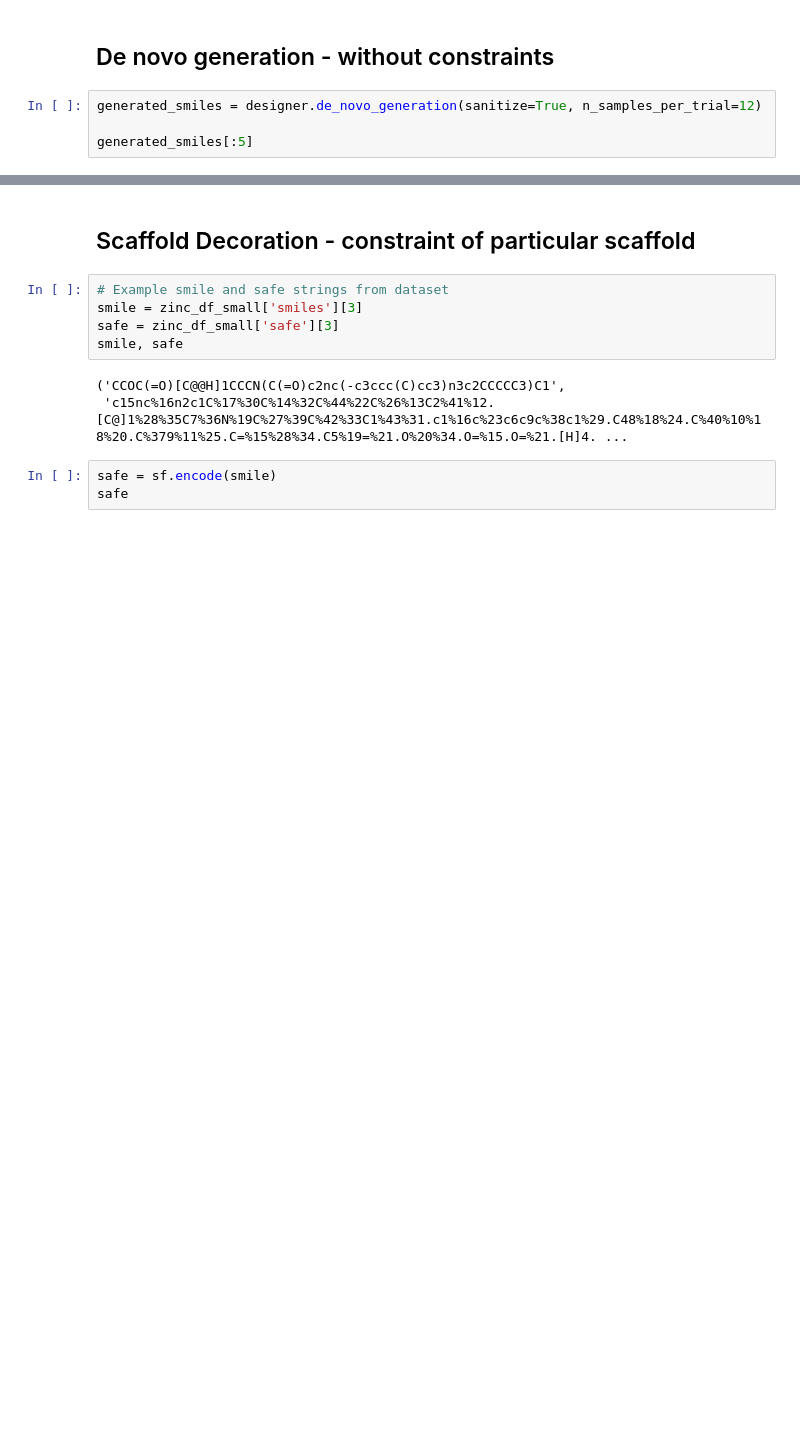
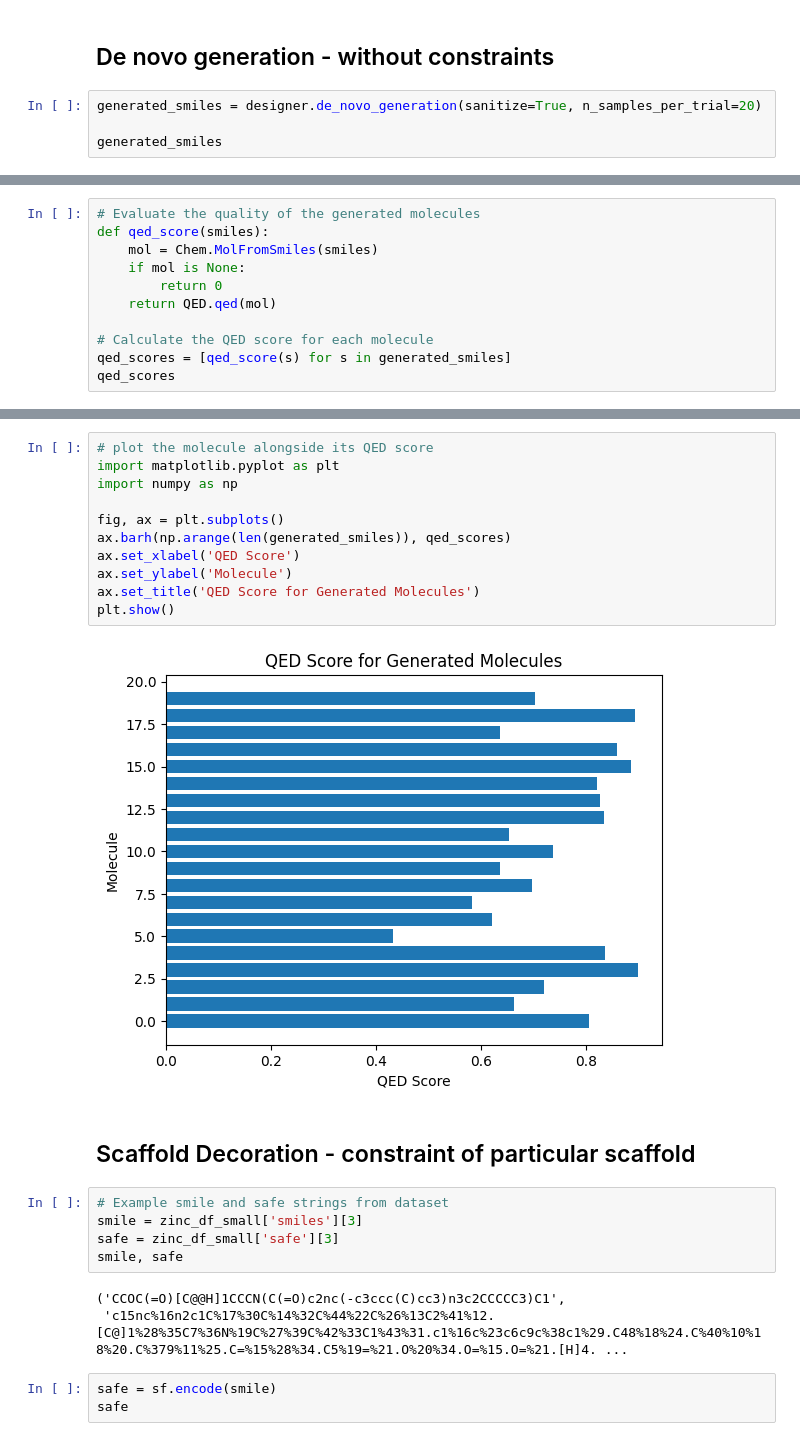
Before and after one commit to Anri-Lombard/Mamba-SAFE, a Jupyter notebook: 4/baseline_model.ipynb, the cells around one changed output, grey strips where cells are left out. Drawn from its saved outputs; the diff is of its cells as text; blank space fills up the shorter version.

```diff
--- a/4/baseline_model.ipynb
+++ b/4/baseline_model.ipynb
@@ -115,7 +115,7 @@ dm.to_image(candidate_mol)
 # %% [markdown]
 ## De novo generation - without constraints
 # %%
-generated_smiles = designer.de_novo_generation(sanitize=True, n_samples_per_trial=12)
+generated_smiles = designer.de_novo_generation(sanitize=True, n_samples_per_trial=20)
 
-generated_smiles[:5]
+generated_smiles
 # %% [output]
@@ -131,0 +150,11 @@ dm.to_image(generated_smiles[:12], mol_size=(350, 200))
+# %%
+# Evaluate the quality of the generated molecules
+def qed_score(smiles):
+    mol = Chem.MolFromSmiles(smiles)
+    if mol is None:
+        return 0
+    return QED.qed(mol)
+
+# Calculate the QED score for each molecule
+qed_scores = [qed_score(s) for s in generated_smiles]
+qed_scores
@@ -132,3 +182,16 @@ dm.to_image(generated_smiles[:12], mol_size=(350, 200))
+# %%
+# plot the molecule alongside its QED score
+import matplotlib.pyplot as plt
+import numpy as np
+
+fig, ax = plt.subplots()
+ax.barh(np.arange(len(generated_smiles)), qed_scores)
+ax.set_xlabel('QED Score')
+ax.set_ylabel('Molecule')
+ax.set_title('QED Score for Generated Molecules')
+plt.show()
+# %% [output]
+[figure, added]
 # %% [markdown]
 ## Scaffold Decoration - constraint of particular scaffold
 # %%
```
Also changed, not shown: parts of 5 cells of this notebook.
